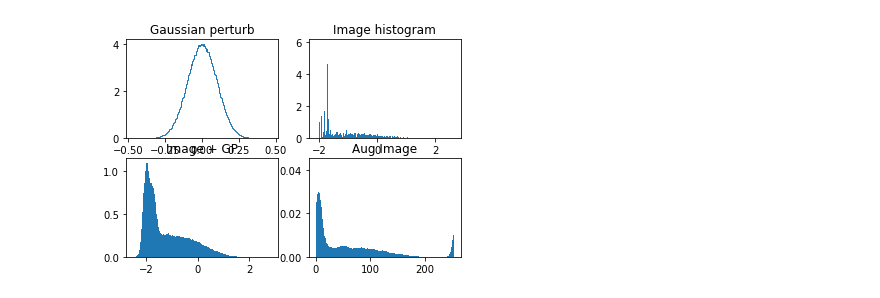
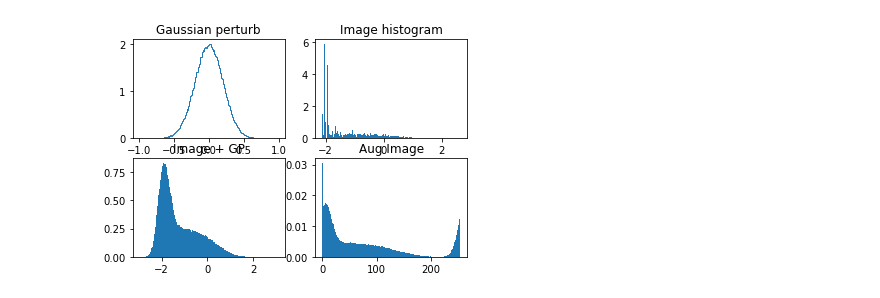
Before and after one commit to DongDong500/CPNKDv2, a Jupyter notebook: pallete_trans-hist.ipynb, the cells around one changed output. Saved outputs shown, nothing was run; the diff lists cells and outputs as text; code cells hidden in the pictures.

```diff
--- a/pallete_trans-hist.ipynb
+++ b/pallete_trans-hist.ipynb
@@ -12,29 +12,30 @@ from utils import ext_transforms as et
 # %%
 img = Image.open('/data1/sdi/datasets/CPN_all/Images/FH_I0000916_2.bmp').convert('RGB')
 
 ext_trans = [ et.ExtToTensor(),
                 et.ExtNormalize(mean=[0.485, 0.456, 0.406], std=[0.229, 0.224, 0.225]),
                 et.GaussianPerturb(mean=0, std=0.1) ]
 
 def genImage(im):
     denorm = utils.Denormalize(mean=[0.485, 0.456, 0.406], std=[0.229, 0.224, 0.225])
     return (denorm(im.numpy()) * 255).transpose(1, 2, 0).astype(np.uint8)
 
 pic, _ = ext_trans[0](img, img)
 pic, _ = ext_trans[1](pic, _)
-gp = np.random.normal(0, 0.1, np.shape(pic.numpy()))
+gp = np.random.normal(0, 0.2, np.shape(pic.numpy()))
 tmp = pic + torch.from_numpy(gp)
+pic2 = genImage(tmp)
 
 fig, axs = plt.subplots(2, 2)
 
 axs[0, 0].hist(gp.flatten(), bins=255, density=True, align='mid', histtype='step')
 axs[0, 0].set_title('Gaussian perturb')
 axs[0, 1].hist(np.array(pic, dtype=np.float32).flatten(), bins=255, density=True, align='mid')
 axs[0, 1].set_title('Image histogram')
 axs[1, 0].hist(np.array(tmp, dtype=np.float32).flatten(), bins=255, density=True, align='mid')
 axs[1, 0].set_title('Image + GP')
 axs[1, 1].hist(genImage(tmp).flatten(), bins=[i for i in range(255)], density=True, align='mid')
 axs[1, 1].set_title('Aug Image')
 plt.show()
 # %% [output]
-[figure, old version]
+[figure, new version]
```
Also changed, not shown: parts of 8 cells of this notebook, 5 other files.
